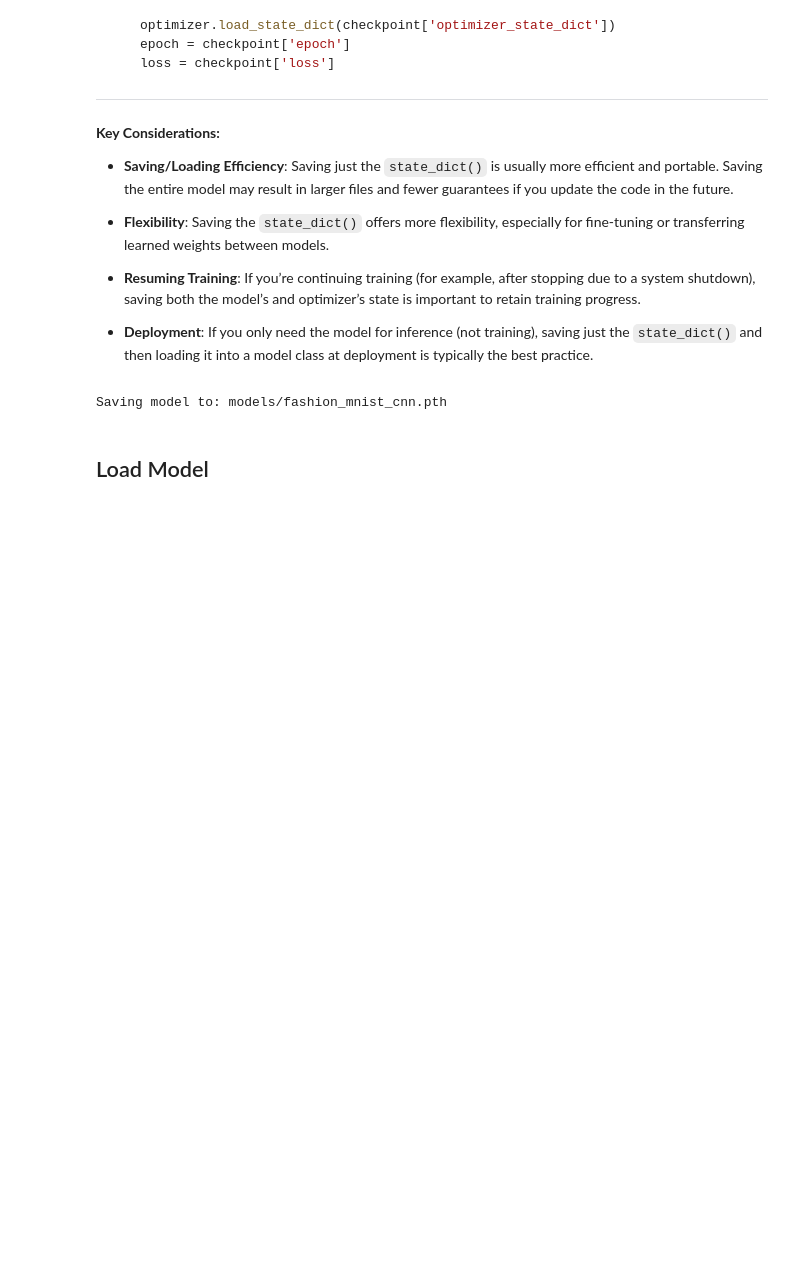
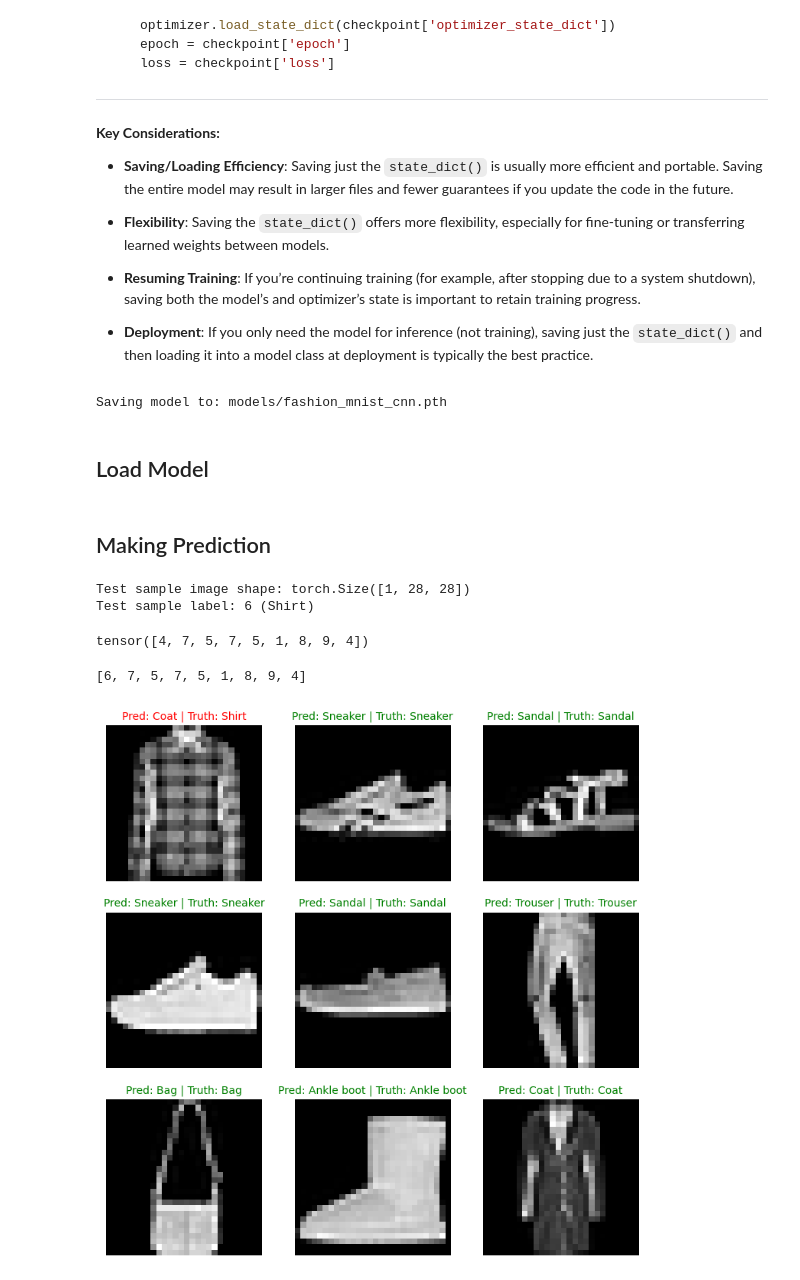
Before and after one commit to y2mulyana/ML-Playground, a Jupyter notebook: 4_Computer_Vision/Fashion_MNIST_2_CNN.ipynb, the cells around one changed output. Cells and saved outputs as stored; diff of their text form; code cells hidden in the pictures; blank space fills up the shorter version.

Commit message:
Update Fashion_MNIST_2_CNN
Add making prediction section

```diff
--- a/4_Computer_Vision/Fashion_MNIST_2_CNN.ipynb
+++ b/4_Computer_Vision/Fashion_MNIST_2_CNN.ipynb
@@ -566,7 +567,23 @@ loaded_model = FMNISTModelCNN(input=1,
                                     output=10)
 
 # Load in the saved state_dict()
-loaded_model.load_state_dict(torch.load(f=MODEL_SAVE_PATH))
+loaded_model.load_state_dict(torch.load(f=MODEL_SAVE_PATH, weights_only=True))
 
 # Send model to GPU
-loaded_model = loaded_model
+loaded_model = loaded_model.to(device)
+# %% [markdown]
+## Making Prediction
+# %%
+# Make prediction to random test sample and plot
+import random
+test_samples = []
+test_labels = []
+for sample, label in random.sample(list(test_data), k=9):
+    test_samples.append(sample)
+    test_labels.append(label)
+
+# View the first test sample shape and label
+print(f"Test sample image shape: {test_samples[0].shape}\nTest sample label: {test_labels[0]} ({class_names[test_labels[0]]})")
+# %% [output]
+Test sample image shape: torch.Size([1, 28, 28])
+Test sample label: 6 (Shirt)
@@ -572,0 +610,40 @@ loaded_model = loaded_model
+# %%
+# Make predictions on test samples with model 2
+pred_probs= make_predictions(model=loaded_model,
+                             data=test_samples)
+pred_probs
+# %% [output]
+tensor([4, 7, 5, 7, 5, 1, 8, 9, 4])
+# %%
+test_labels
+# %% [output]
+[6, 7, 5, 7, 5, 1, 8, 9, 4]
+# %%
+# Plot predictions
+plt.figure(figsize=(9, 9))
+nrows = 3
+ncols = 3
+for i, sample in enumerate(test_samples):
+  # Create a subplot
+  plt.subplot(nrows, ncols, i+1)
+
+  # Plot the target image
+  plt.imshow(sample.squeeze(), cmap="gray")
+
+  # Find the prediction label (in text form, e.g. "Sandal")
+  pred_label = class_names[pred_probs[i]]
+
+  # Get the truth label (in text form, e.g. "T-shirt")
+  truth_label = class_names[test_labels[i]]
+
+    # Create the title text of the plot
+  title_text = f"Pred: {pred_label} | Truth: {truth_label}"
+
+  # Check for equality and change title colour accordingly
+  if pred_label == truth_label:
+      plt.title(title_text, fontsize=10, c="g") # green text if correct
+  else:
+      plt.title(title_text, fontsize=10, c="r") # red text if wrong
+  plt.axis(False);
+# %% [output]
+[figure, added]
```
Also changed, not shown: parts of 5 cells of this notebook.
